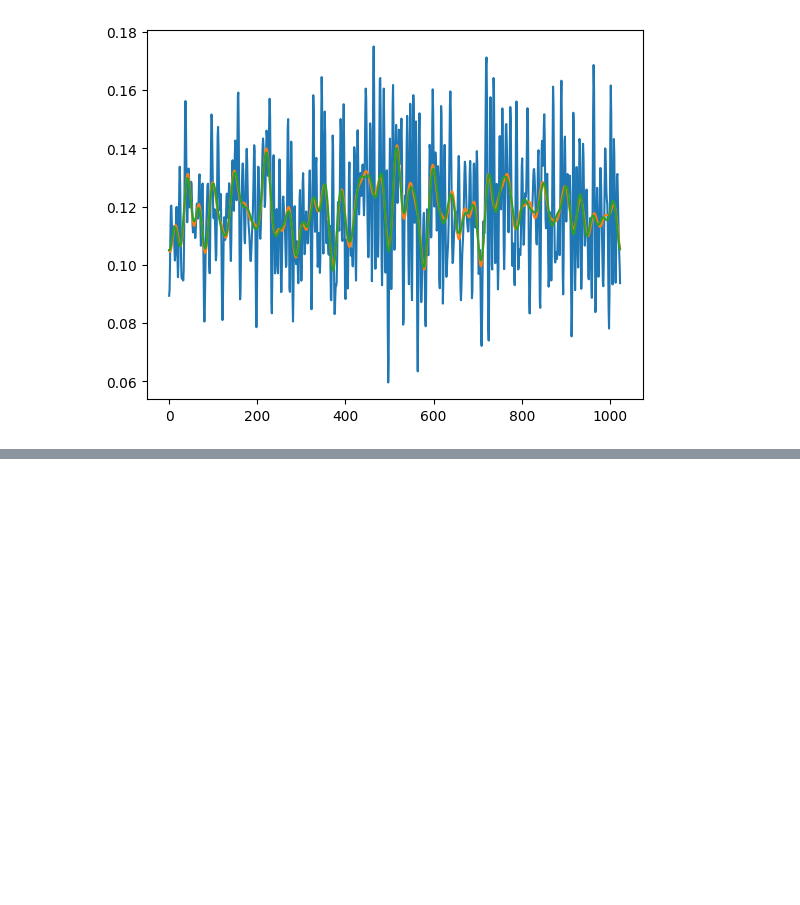
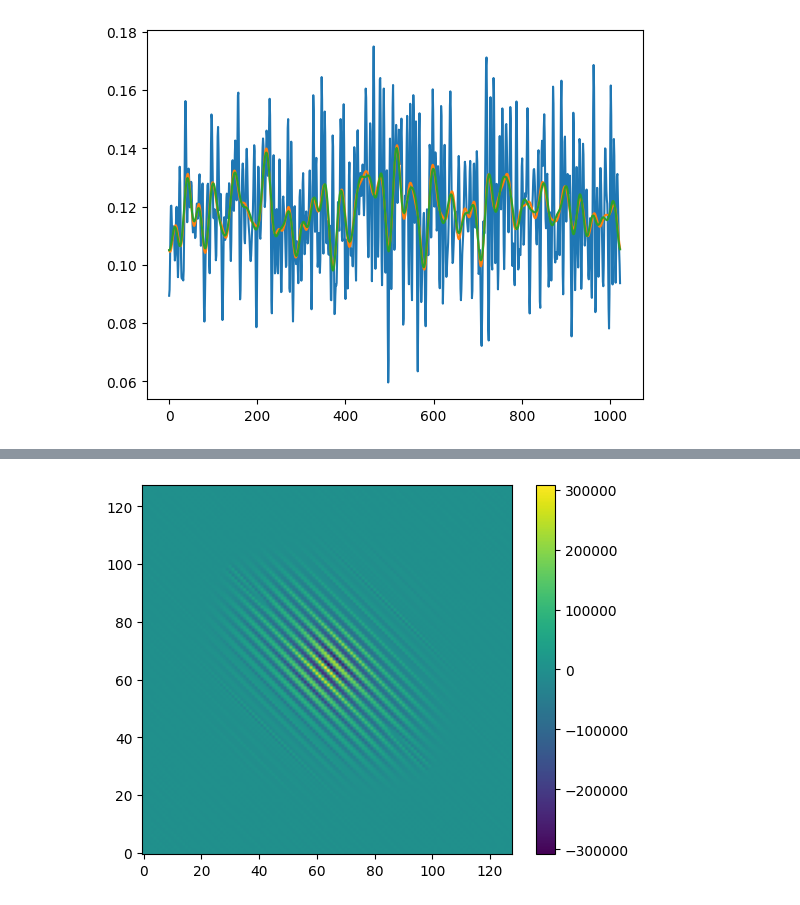
Before and after one commit to milolangker/honours, a Jupyter notebook: wk20/non_dlux_pscale.ipynb, the cells around one changed output, grey strips where cells are left out. Drawn from its saved outputs; the diff is of its cells as text; code cells hidden in the pictures; blank space fills up the shorter version.

```diff
--- a/wk20/non_dlux_pscale.ipynb
+++ b/wk20/non_dlux_pscale.ipynb
@@ -334,0 +345,6 @@ plt.show()
+# %%
+plt.imshow(np.fft.fftshift((otf.imag)),origin='lower')
+plt.colorbar()
+plt.show()
+# %% [output]
+[figure, added]
```
Also changed, not shown: parts of 8 cells of this notebook, 31 other files.
